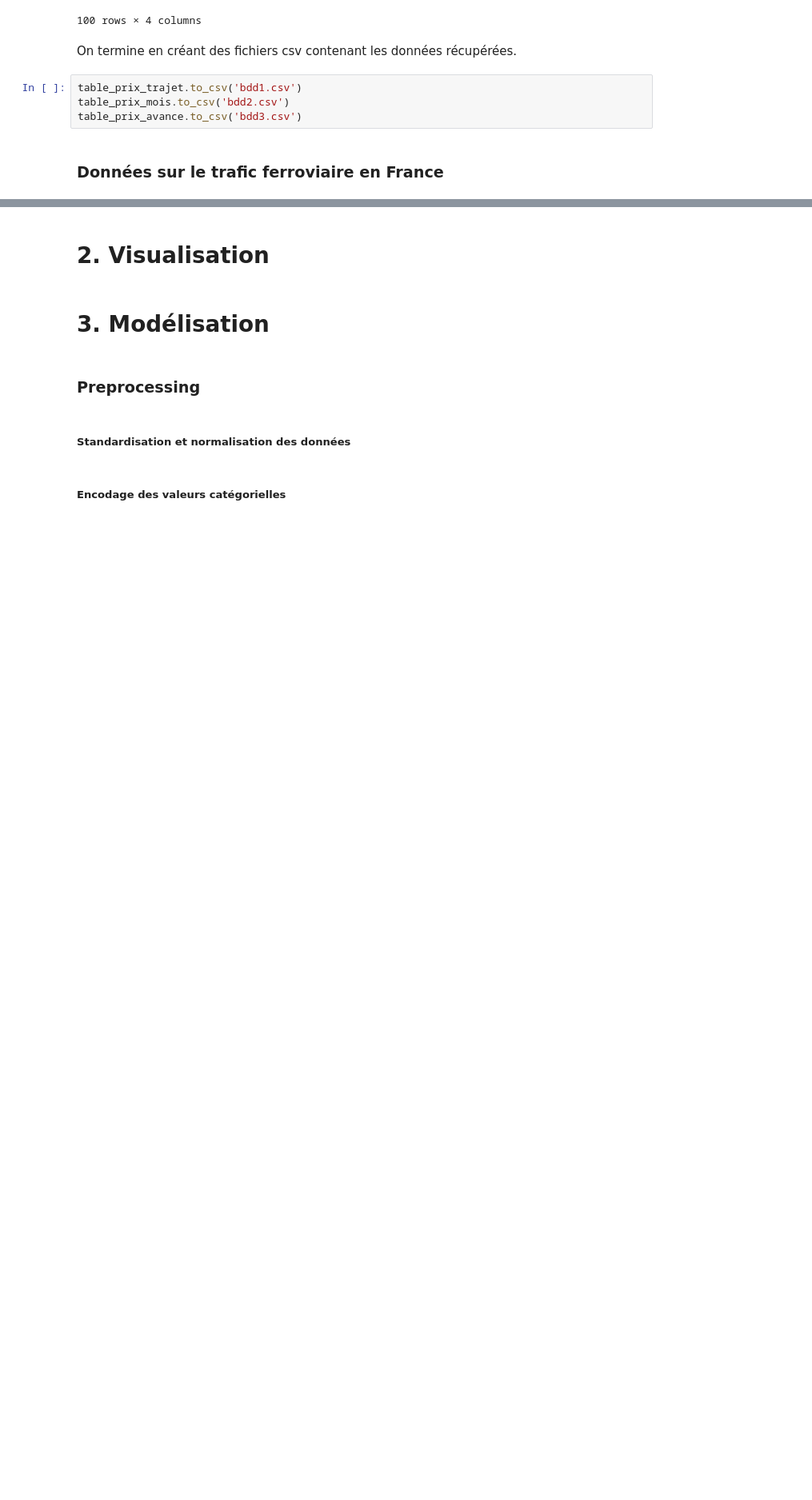
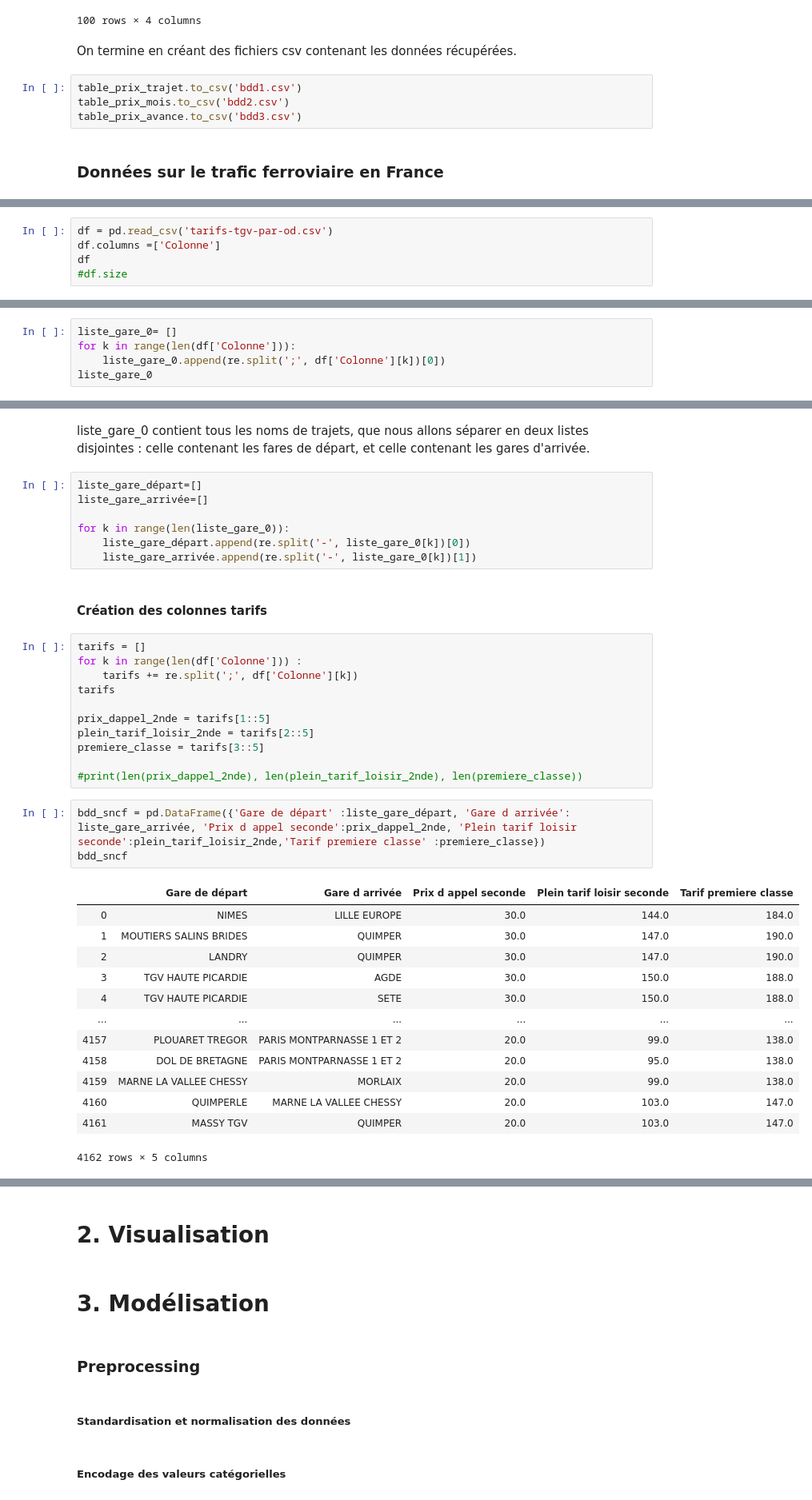
Before and after one commit to YohanWloczysiak/ProjetPythonA2S1, a Jupyter notebook: Rapport.ipynb, the cells around one changed output, grey strips where cells are left out. Shown at 80% size. Saved outputs shown, nothing was run; the diff lists cells and outputs as text; blank space fills up the shorter version.

```diff
--- a/Rapport.ipynb
+++ b/Rapport.ipynb
@@ -279,0 +290,5 @@ table_prix_avance.to_csv('bdd3.csv')
+# %%
+df = pd.read_csv('tarifs-tgv-par-od.csv')
+df.columns =['Colonne']
+df
+#df.size
@@ -279,0 +313,5 @@ table_prix_avance.to_csv('bdd3.csv')
+# %%
+liste_gare_0= []
+for k in range(len(df['Colonne'])):
+    liste_gare_0.append(re.split(';', df['Colonne'][k])[0])
+liste_gare_0
@@ -279,0 +336,39 @@ table_prix_avance.to_csv('bdd3.csv')
+# %% [markdown]
+liste_gare_0 contient tous les noms de trajets, que nous allons séparer en deux listes disjointes : celle contenant les fares de départ, et celle contenant les gares d'arrivée.
+# %%
+liste_gare_départ=[]
+liste_gare_arrivée=[]
+
+for k in range(len(liste_gare_0)):
+    liste_gare_départ.append(re.split('-', liste_gare_0[k])[0])
+    liste_gare_arrivée.append(re.split('-', liste_gare_0[k])[1])
+# %% [markdown]
+#### Création des colonnes tarifs
+# %%
+tarifs = []
+for k in range(len(df['Colonne'])) :
+    tarifs += re.split(';', df['Colonne'][k])
+tarifs
+
+prix_dappel_2nde = tarifs[1::5]
+plein_tarif_loisir_2nde = tarifs[2::5]
+premiere_classe = tarifs[3::5]
+
+#print(len(prix_dappel_2nde), len(plein_tarif_loisir_2nde), len(premiere_classe))
+# %%
+bdd_sncf = pd.DataFrame({'Gare de départ' :liste_gare_départ, 'Gare d arrivée': liste_gare_arrivée, 'Prix d appel seconde':prix_dappel_2nde, 'Plein tarif loisir seconde':plein_tarif_loisir_2nde,'Tarif premiere classe' :premiere_classe})
+bdd_sncf
+# %% [output]
+|  | Gare de départ | Gare d arrivée | Prix d appel seconde | Plein tarif loisir seconde | Tarif premiere classe |
+| 0 | NIMES | LILLE EUROPE | 30.0 | 144.0 | 184.0 |
+| 1 | MOUTIERS SALINS BRIDES | QUIMPER | 30.0 | 147.0 | 190.0 |
+| 2 | LANDRY | QUIMPER | 30.0 | 147.0 | 190.0 |
+| 3 | TGV HAUTE PICARDIE | AGDE | 30.0 | 150.0 | 188.0 |
+| 4 | TGV HAUTE PICARDIE | SETE | 30.0 | 150.0 | 188.0 |
+| ... | ... | ... | ... | ... | ... |
+| 4157 | PLOUARET TREGOR | PARIS MONTPARNASSE 1 ET 2 | 20.0 | 99.0 | 138.0 |
+| 4158 | DOL DE BRETAGNE | PARIS MONTPARNASSE 1 ET 2 | 20.0 | 95.0 | 138.0 |
+| 4159 | MARNE LA VALLEE CHESSY | MORLAIX | 20.0 | 99.0 | 138.0 |
+| 4160 | QUIMPERLE | MARNE LA VALLEE CHESSY | 20.0 | 103.0 | 147.0 |
+| 4161 | MASSY TGV | QUIMPER | 20.0 | 103.0 | 147.0 |
+4162 rows × 5 columns
```
Also changed, not shown: parts of 29 cells of this notebook.
